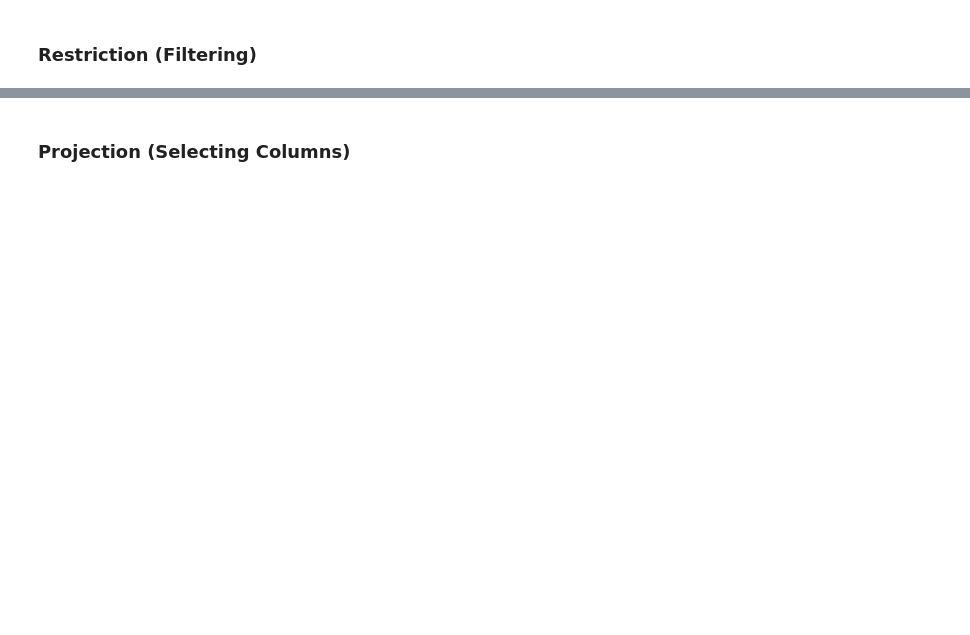
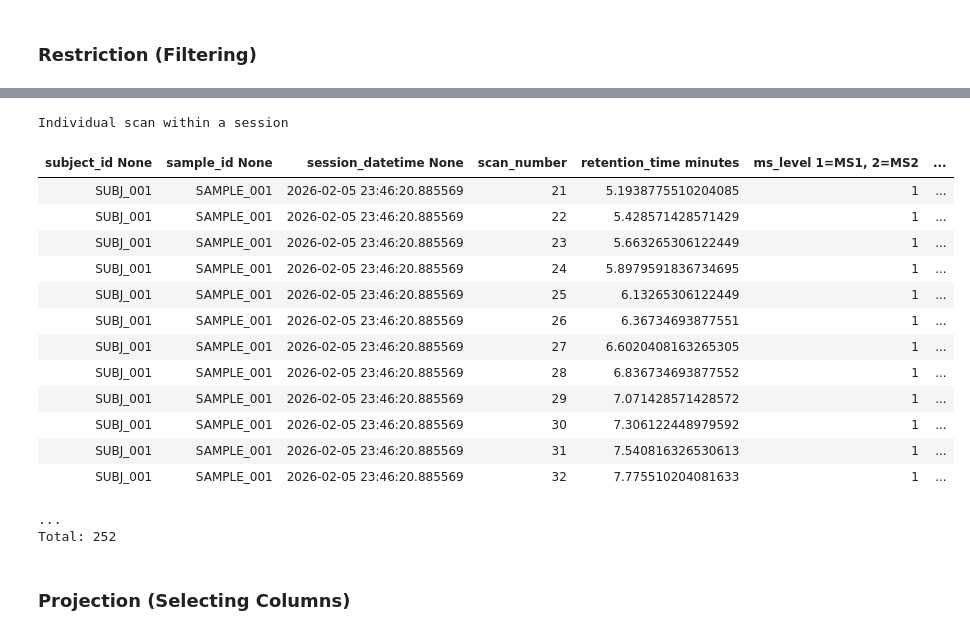
Before and after one commit to datajoint/lcms-demo, a Jupyter notebook: notebooks/04_query.ipynb, the cells around one changed output, grey strips where cells are left out. Drawn from its saved outputs; the diff is of its cells as text; code cells hidden in the pictures; blank space fills up the shorter version.

```diff
--- a/notebooks/04_query.ipynb
+++ b/notebooks/04_query.ipynb
@@ -30,6 +57,23 @@ subject.Sample & "sample_type = 'plasma'"
 # %%
 # Filter scans by retention time window
-scan.Scan & "retention_time BETWEEN 5 AND 10"
+scan.Scans.Scan & "retention_time BETWEEN 5 AND 10"
+# %% [output]
+Individual scan within a session
+| subject_id None | sample_id None | session_datetime None | scan_number | retention_time minutes | ms_level 1=MS1, 2=MS2 | ... |
+| SUBJ_001 | SAMPLE_001 | 2026-02-05 23:46:20.885569 | 21 | 5.1938775510204085 | 1 | ... |
+| SUBJ_001 | SAMPLE_001 | 2026-02-05 23:46:20.885569 | 22 | 5.428571428571429 | 1 | ... |
+| SUBJ_001 | SAMPLE_001 | 2026-02-05 23:46:20.885569 | 23 | 5.663265306122449 | 1 | ... |
+| SUBJ_001 | SAMPLE_001 | 2026-02-05 23:46:20.885569 | 24 | 5.8979591836734695 | 1 | ... |
+| SUBJ_001 | SAMPLE_001 | 2026-02-05 23:46:20.885569 | 25 | 6.13265306122449 | 1 | ... |
+| SUBJ_001 | SAMPLE_001 | 2026-02-05 23:46:20.885569 | 26 | 6.36734693877551 | 1 | ... |
+| SUBJ_001 | SAMPLE_001 | 2026-02-05 23:46:20.885569 | 27 | 6.6020408163265305 | 1 | ... |
+| SUBJ_001 | SAMPLE_001 | 2026-02-05 23:46:20.885569 | 28 | 6.836734693877552 | 1 | ... |
+| SUBJ_001 | SAMPLE_001 | 2026-02-05 23:46:20.885569 | 29 | 7.071428571428572 | 1 | ... |
+| SUBJ_001 | SAMPLE_001 | 2026-02-05 23:46:20.885569 | 30 | 7.306122448979592 | 1 | ... |
+| SUBJ_001 | SAMPLE_001 | 2026-02-05 23:46:20.885569 | 31 | 7.540816326530613 | 1 | ... |
+| SUBJ_001 | SAMPLE_001 | 2026-02-05 23:46:20.885569 | 32 | 7.775510204081633 | 1 | ... |
+...
+Total: 252
 # %% [markdown]
 ### Projection (Selecting Columns)
 # %%
```
Also changed, not shown: parts of 19 cells of this notebook, 12 other files.
